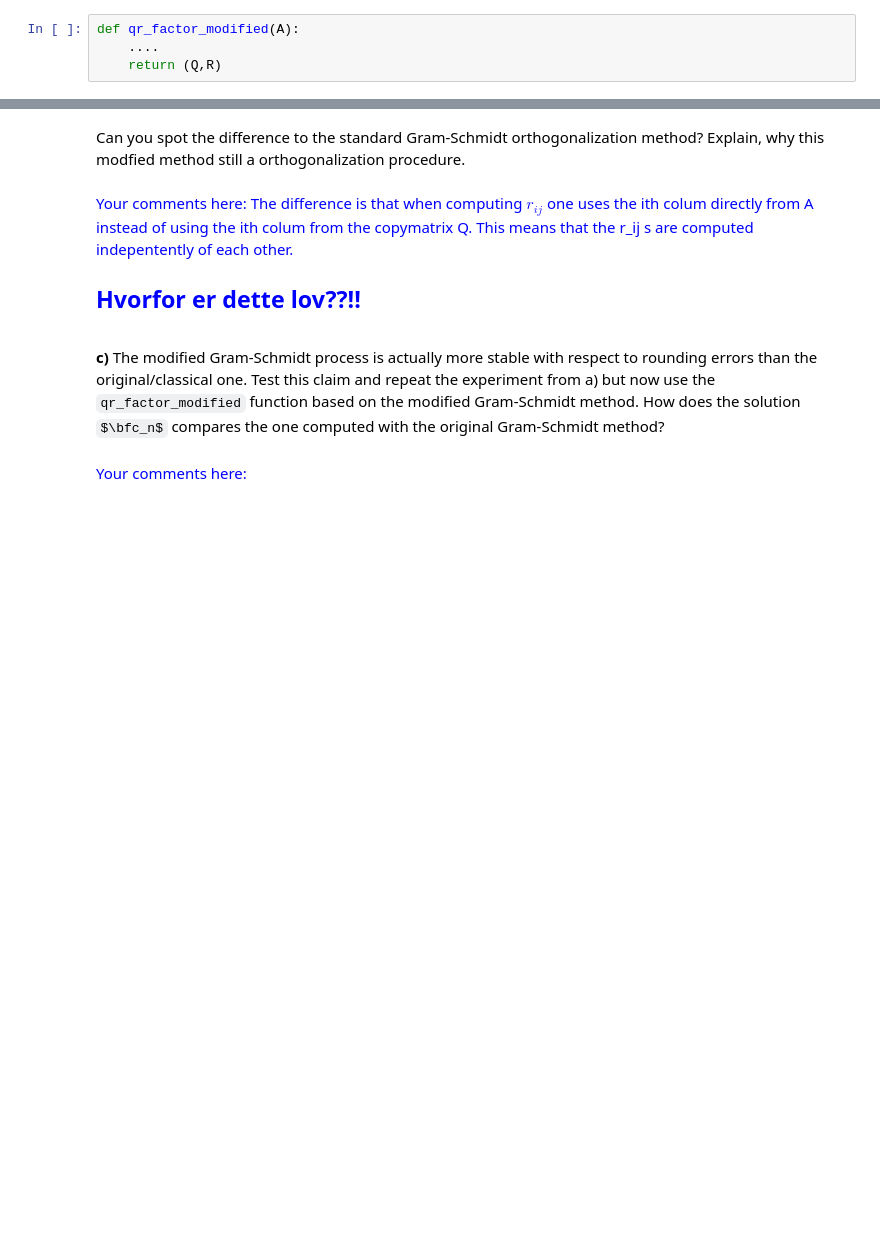
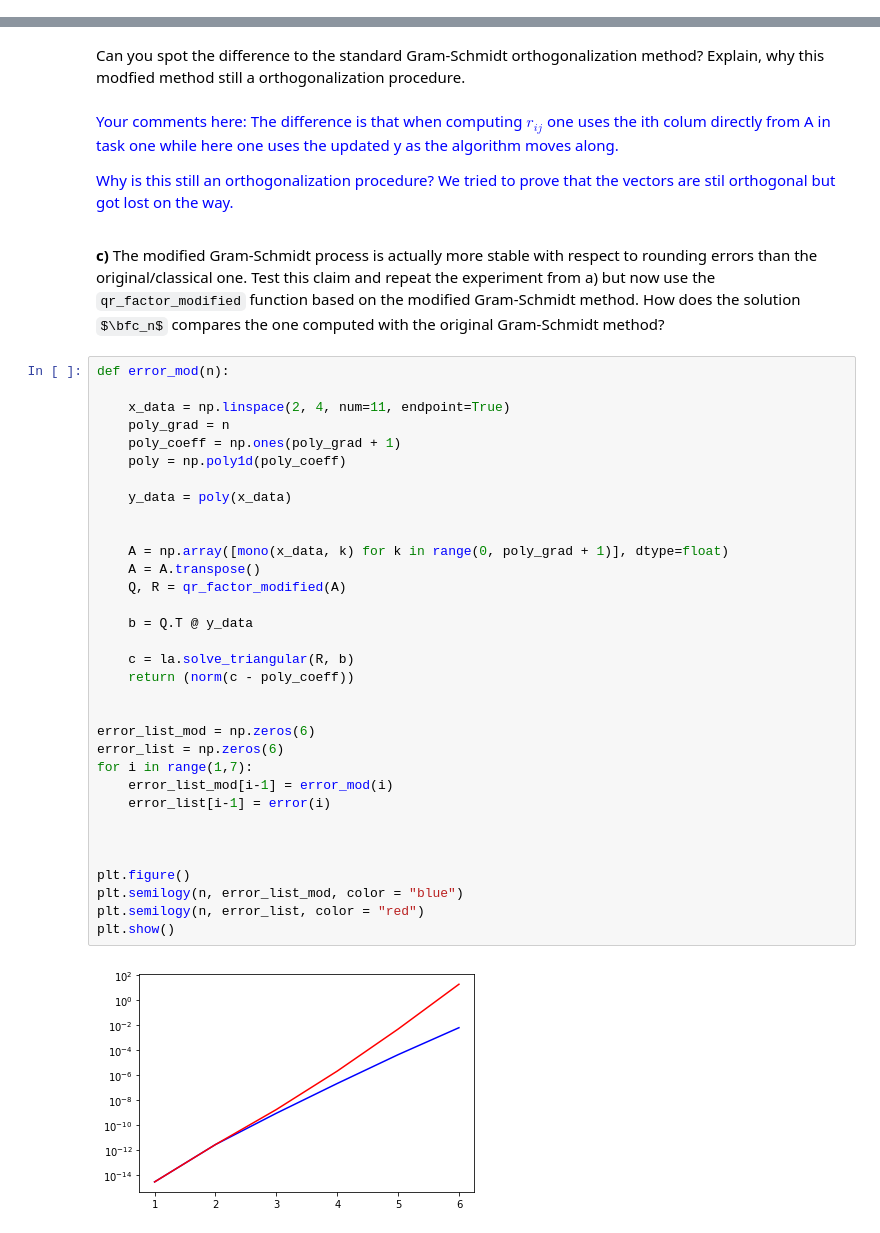
Before and after one commit to AuroraSmil/NumMat, a Jupyter notebook: lab_2/lab_02_qr_factor.ipynb, the cells around one changed output, grey strips where cells are left out. Cells and saved outputs as stored; diff of their text form; some formulas as TeX source; blank space fills up the shorter version.

````diff
--- a/lab_2/lab_02_qr_factor.ipynb
+++ b/lab_2/lab_02_qr_factor.ipynb
@@ -464,6 +518,2 @@ the built-in function [solve_triangular](https://docs.scipy.org/doc/scipy-1.3.0/
 # %% [markdown]
 __b)__ Next, you are asked to implemented a QR factorization
-# %%
-def qr_factor_modified(A):
-    ....
-    return (Q,R)
@@ -506,17 +577,47 @@ Explain, why this modfied method still a orthogonalization procedure.
 # %% [markdown]
 <font color='blue'>
 
-   Your comments here: The difference is that when computing $r_{ij}$ one uses the ith colum directly from A instead of using the ith colum from the copymatrix Q. This means that the r_ij s are computed indepentently of each other.
+   Your comments here: The difference is that when computing $r_{ij}$ one uses the ith colum directly from A in task one while here one uses the updated y as the algorithm moves along.
 
-   ## Hvorfor er dette lov??!!
+   Why is this still an orthogonalization procedure? We tried to prove that the vectors are stil orthogonal but got lost on the way.
+
 
 </font>
 # %% [markdown]
 __c)__ The modified Gram-Schmidt process  is actually more stable with respect to rounding errors than the original/classical one. Test this claim and repeat the experiment from a) but now use the ```qr_factor_modified``` function based on the modified Gram-Schmidt method.
 How does the solution $\bfc_n$ compares the one computed with the original Gram-Schmidt method?
-# %% [markdown]
-<font color='blue'>
-
-   Your comments here:
-
-</font>
+# %%
+def error_mod(n):
+
+    x_data = np.linspace(2, 4, num=11, endpoint=True)
+    poly_grad = n
+    poly_coeff = np.ones(poly_grad + 1)
+    poly = np.poly1d(poly_coeff)
+
+    y_data = poly(x_data)
+
+
+    A = np.array([mono(x_data, k) for k in range(0, poly_grad + 1)], dtype=float)
+    A = A.transpose()
+    Q, R = qr_factor_modified(A)
+
+    b = Q.T @ y_data
+
+    c = la.solve_triangular(R, b)
+    return (norm(c - poly_coeff))
+
+
+error_list_mod = np.zeros(6)
+error_list = np.zeros(6)
+for i in range(1,7):
+    error_list_mod[i-1] = error_mod(i)
+    error_list[i-1] = error(i)
+
+
+
+plt.figure()
+plt.semilogy(n, error_list_mod, color = "blue")
+plt.semilogy(n, error_list, color = "red")
+plt.show()
+# %% [output]
+[figure, added]
````
Also changed, not shown: parts of 11 cells of this notebook, 1 other file.
